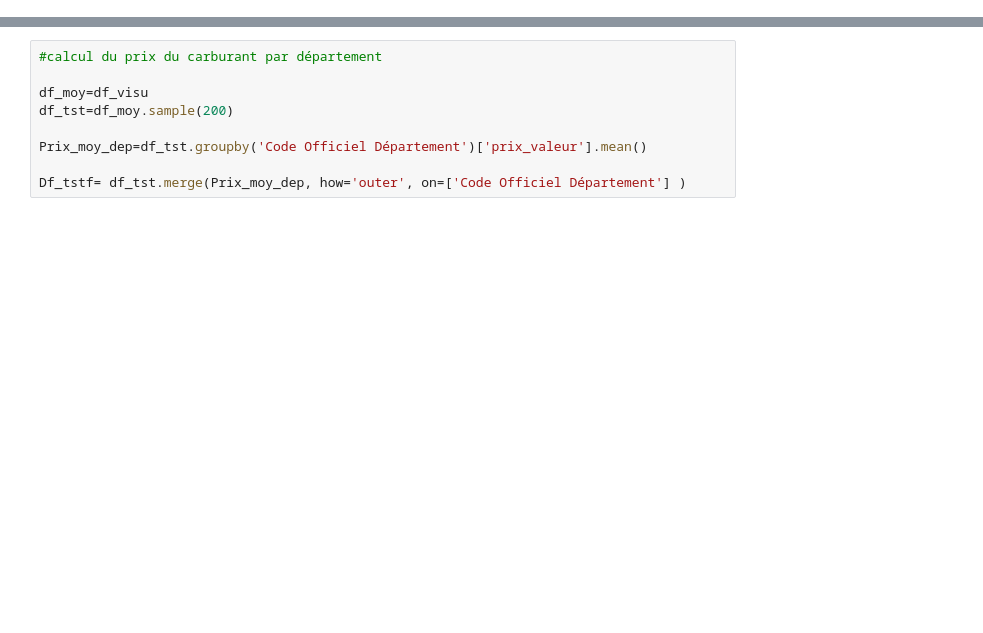
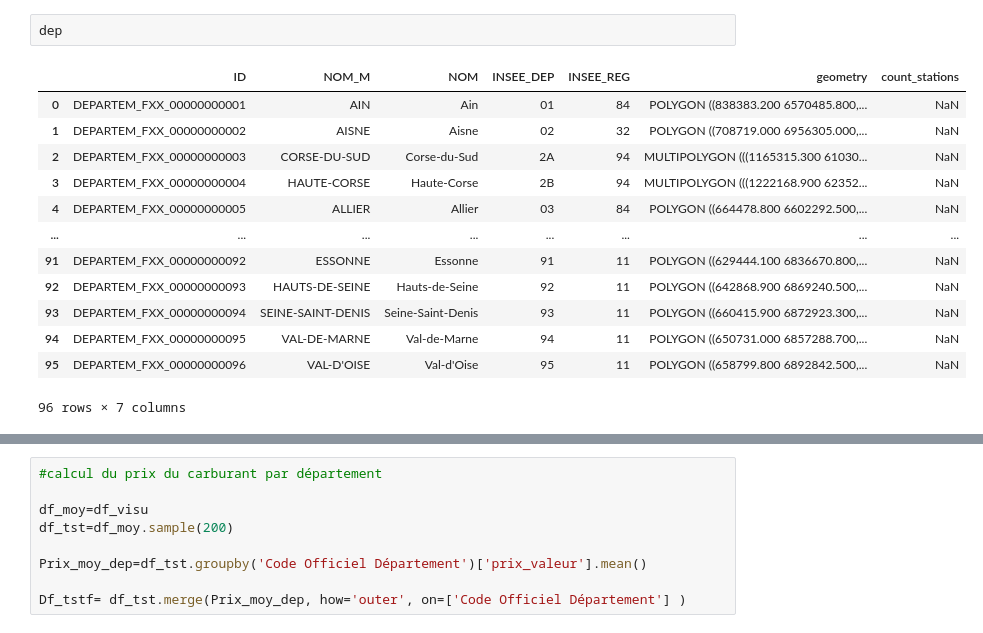
Before and after one commit to hlmth/projet-python, a Jupyter notebook: 1. visualisation.ipynb, the cells around one changed output, grey strips where cells are left out. Saved outputs shown, nothing was run; the diff lists cells and outputs as text; blank space fills up the shorter version.

```diff
--- a/1. visualisation.ipynb
+++ b/1. visualisation.ipynb
@@ -26,0 +110,16 @@ See the caveats in the documentation: https://pandas.pydata.org/pandas-docs/stab
+# %%
+dep
+# %% [output]
+|  | ID | NOM_M | NOM | INSEE_DEP | INSEE_REG | geometry | count_stations |
+| 0 | DEPARTEM_FXX_00000000001 | AIN | Ain | 01 | 84 | POLYGON ((838383.200 6570485.800,... | NaN |
+| 1 | DEPARTEM_FXX_00000000002 | AISNE | Aisne | 02 | 32 | POLYGON ((708719.000 6956305.000,... | NaN |
+| 2 | DEPARTEM_FXX_00000000003 | CORSE-DU-SUD | Corse-du-Sud | 2A | 94 | MULTIPOLYGON (((1165315.300 61030... | NaN |
+| 3 | DEPARTEM_FXX_00000000004 | HAUTE-CORSE | Haute-Corse | 2B | 94 | MULTIPOLYGON (((1222168.900 62352... | NaN |
+| 4 | DEPARTEM_FXX_00000000005 | ALLIER | Allier | 03 | 84 | POLYGON ((664478.800 6602292.500,... | NaN |
+| ... | ... | ... | ... | ... | ... | ... | ... |
+| 91 | DEPARTEM_FXX_00000000092 | ESSONNE | Essonne | 91 | 11 | POLYGON ((629444.100 6836670.800,... | NaN |
+| 92 | DEPARTEM_FXX_00000000093 | HAUTS-DE-SEINE | Hauts-de-Seine | 92 | 11 | POLYGON ((642868.900 6869240.500,... | NaN |
+| 93 | DEPARTEM_FXX_00000000094 | SEINE-SAINT-DENIS | Seine-Saint-Denis | 93 | 11 | POLYGON ((660415.900 6872923.300,... | NaN |
+| 94 | DEPARTEM_FXX_00000000095 | VAL-DE-MARNE | Val-de-Marne | 94 | 11 | POLYGON ((650731.000 6857288.700,... | NaN |
+| 95 | DEPARTEM_FXX_00000000096 | VAL-D'OISE | Val-d'Oise | 95 | 11 | POLYGON ((658799.800 6892842.500,... | NaN |
+96 rows × 7 columns
```
Also changed, not shown: parts of 25 cells of this notebook, 1 other file.
